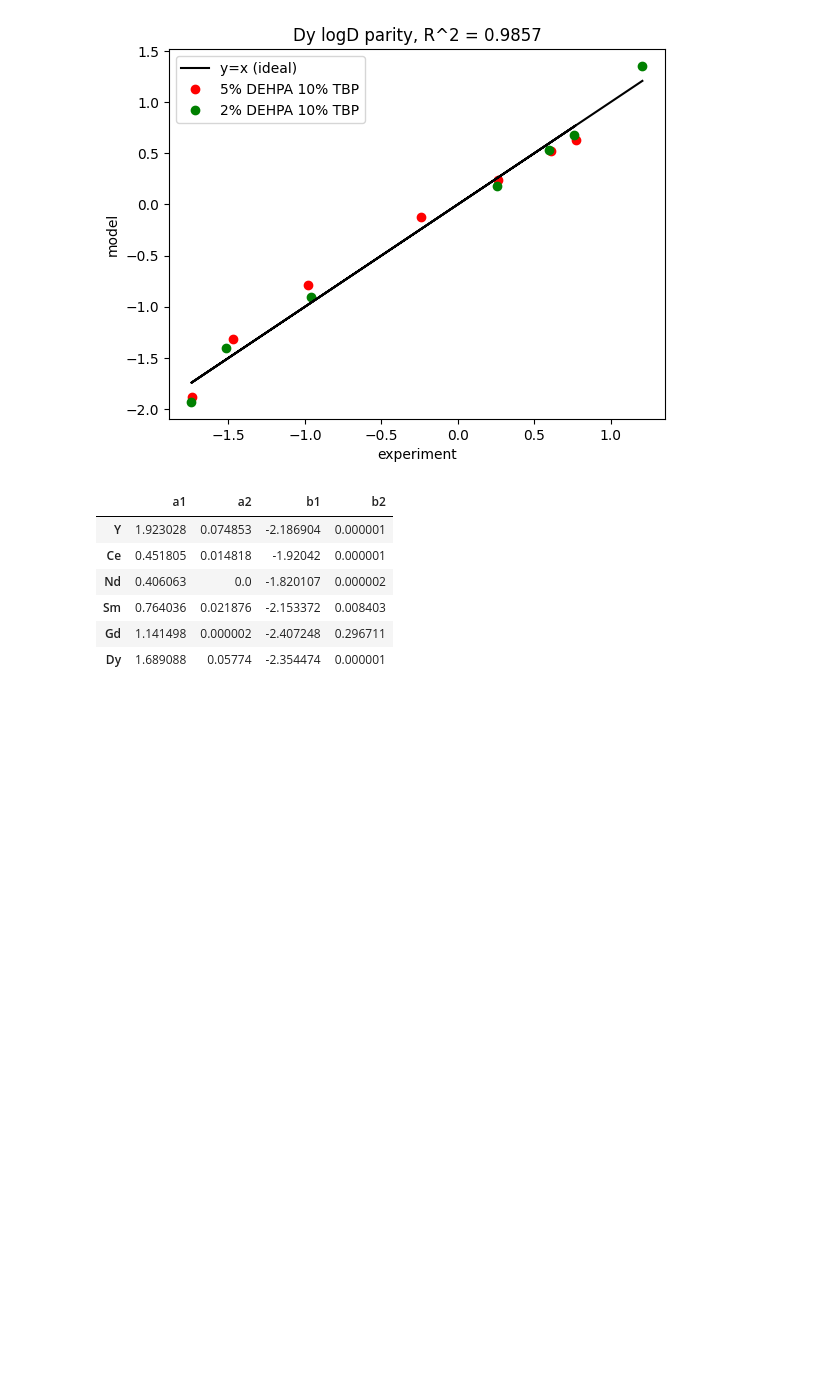
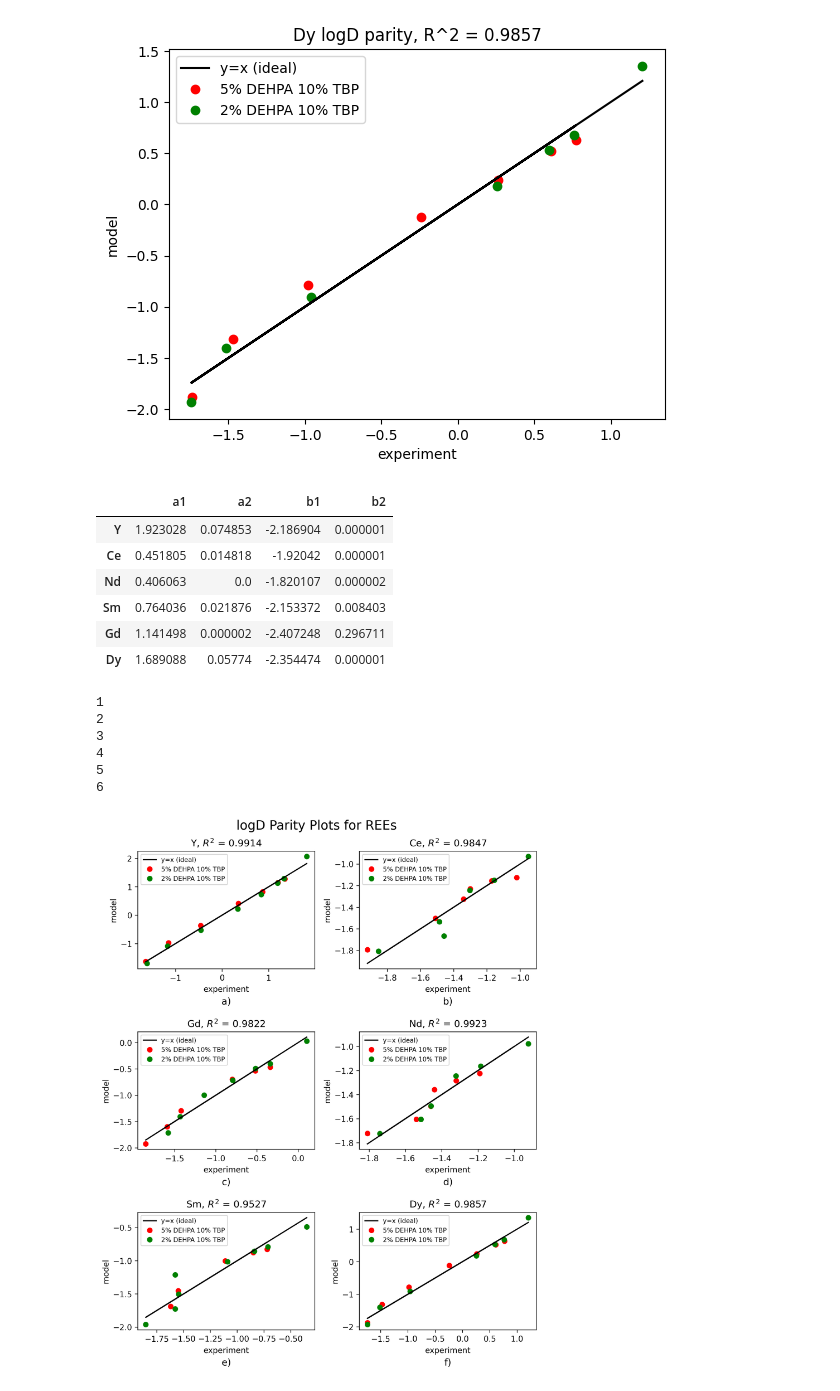
Before and after one commit to ArkoprabhoDasgupta/prommis, a Jupyter notebook: src/prommis/solvent_extraction/parm_est_model.ipynb, the cells around one changed output. Cells and saved outputs as stored; diff of their text form; code cells hidden in the pictures; blank space fills up the shorter version.

Commit message:
25% 10% dehpa

```diff
--- a/src/prommis/solvent_extraction/parm_est_model.ipynb
+++ b/src/prommis/solvent_extraction/parm_est_model.ipynb
@@ -169,3 +169,53 @@ df_parameters
 # %%
 with pd.ExcelWriter('data for parmest.xlsx', engine='openpyxl', mode='a', if_sheet_exists='replace') as writer:
     df_parameters.to_excel(writer, sheet_name='parameter values out dosage')
+# %%
+for i in RangeSet(0,2):
+    for j in RangeSet(0,1):
+        print(j+1+2*i)
+# %% [output]
+1
+2
+3
+4
+5
+6
+# %%
+import matplotlib.pyplot as plt
+from sklearn.metrics import r2_score
+
+fig, ax = plt.subplots(3,2,figsize=(8,10),dpi=300)
+fig.suptitle("logD Parity Plots for REEs", fontsize=16)
+element_dict = dict(zip(RangeSet(1,6),['Y','Ce','Gd','Nd','Sm','Dy']))
+text_label = dict(zip(RangeSet(1,6),['a)','b)','c)','d)','e)','f)']))
+for a in RangeSet(0,2):
+    for b in RangeSet(0,1):
+        e = element_dict[b+1+2*a]
+        txt_label=text_label[b+1+2*a]
+        x = [m.logD_exp[i, e].value*df[f'w_{e}'][i] for i in idx_list]
+        y = [m.logD_model[i, e].value*df[f'w_{e}'][i] for i in idx_list]
+        x_ideal = [m.logD_exp[i, e].value for i in idx_list]
+        ax[a,b].plot(x_ideal, x_ideal, label='y=x (ideal)', linestyle='-', color='black')
+        red_points = []
+        green_points = []
+        for i in idx_list:
+            if df[f'w_{e}'][i] == 1:
+                if 2 <df['dosage'][i] <5:
+                    red_points.append(ax[a,b].scatter(x[i], y[i], color='red', label='5% DEHPA 10% TBP'))
+                if df['dosage'][i] < 2:
+                    green_points.append(ax[a,b].scatter(x[i], y[i], color='green', label='2% DEHPA 10% TBP'))
+        ax[a,b].set(xlabel='experiment',ylabel='model')
+        ax[a,b].set_title(f"{e}, $R^2$ = {r2_score(x, y):.4f}")
+        ax[a,b].text(0.5, -0.28, txt_label, transform=ax[a,b].transAxes,
+                     ha='center', va='center', fontsize=12)
+        # Build legend handles/labels manually to avoid duplicates
+        handles = [plt.Line2D([], [], color='black', label='y=x (ideal)')]
+        if red_points:
+            handles.append(plt.Line2D([], [], color='red', marker='o', linestyle='None', label='5% DEHPA 10% TBP'))
+        if green_points:
+            handles.append(plt.Line2D([], [], color='green', marker='o', linestyle='None', label='2% DEHPA 10% TBP'))
+        labels = [h.get_label() for h in handles]
+        ax[a,b].legend(handles, labels, fontsize=8)
+plt.tight_layout()
+# %% [output]
+[figure, added]
```
Also changed, not shown: parts of 1 cell of this notebook, 10 other files.
